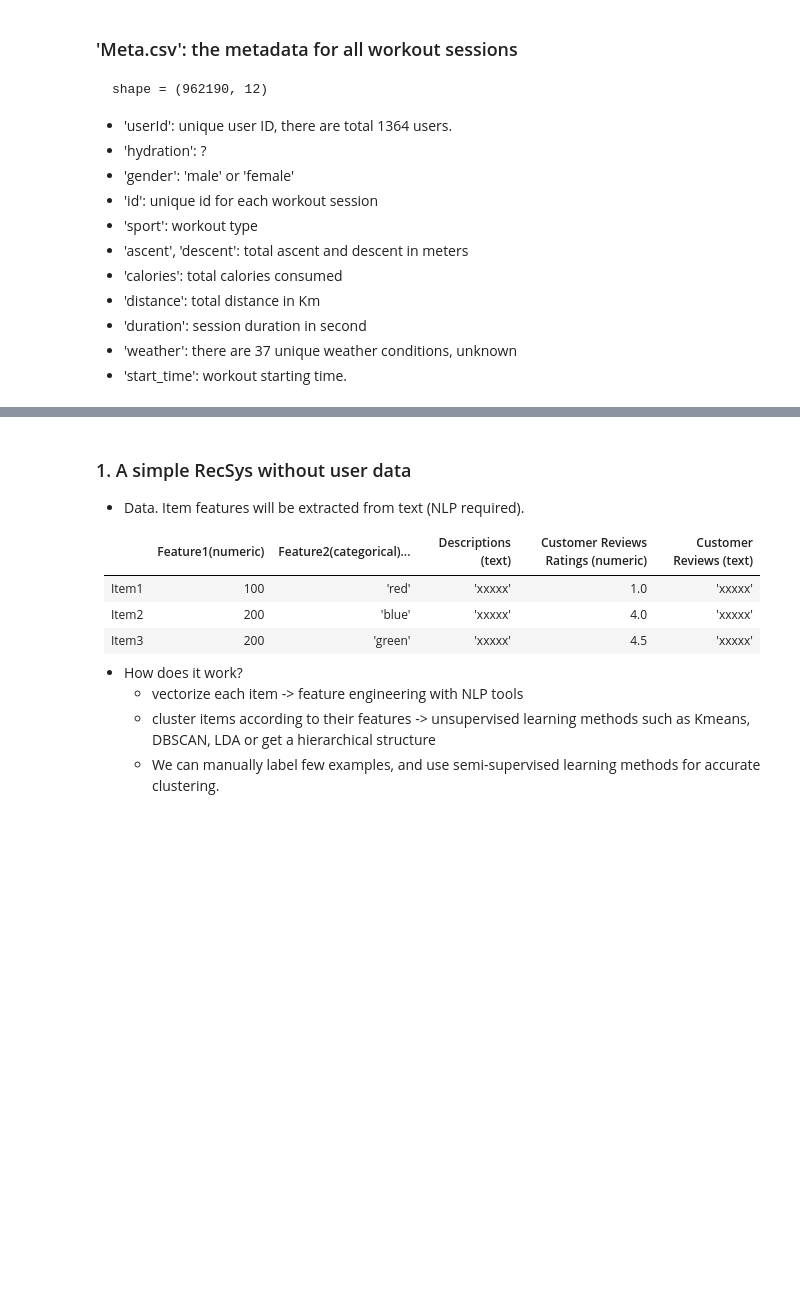
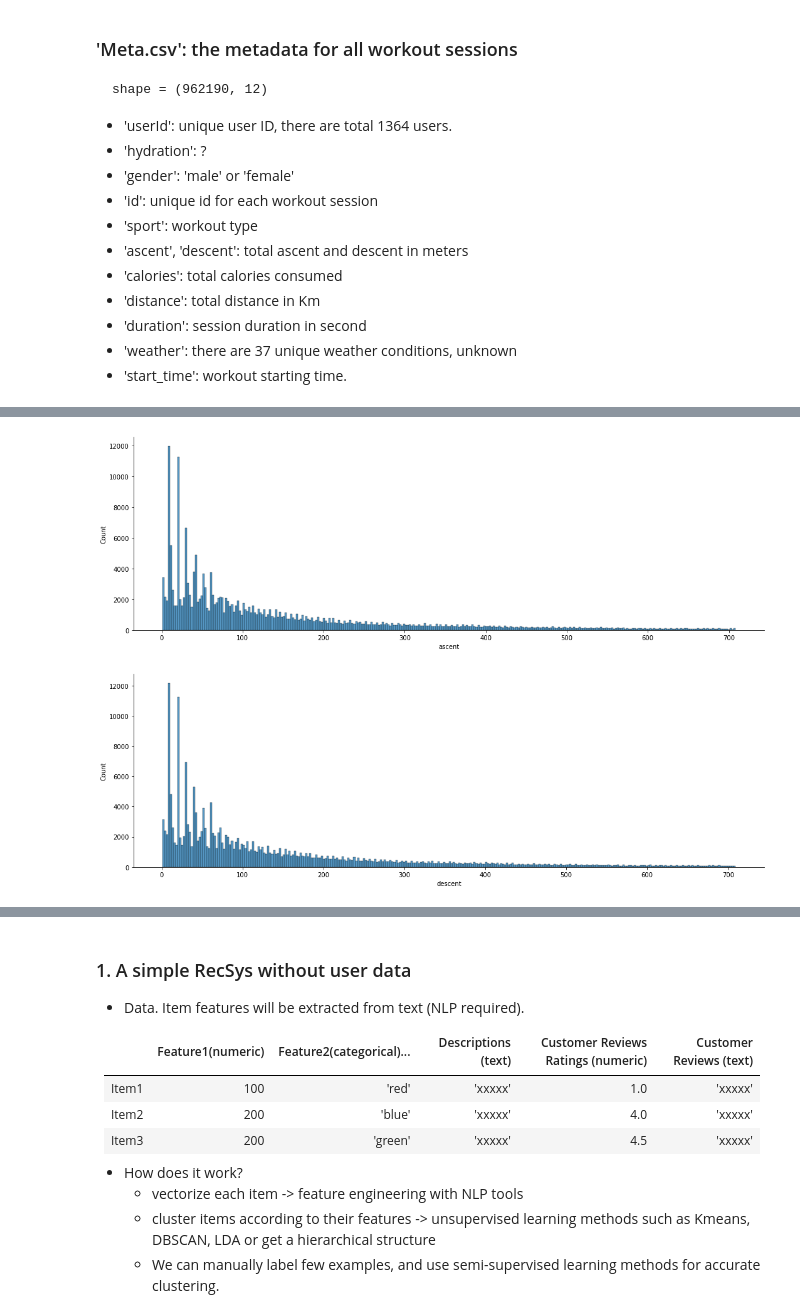
Before and after one commit to wangjing0/RS, a Jupyter notebook: NOTES.ipynb, the cells around one changed output, grey strips where cells are left out. Cells and saved outputs as stored; diff of their text form; code cells hidden in the pictures; blank space fills up the shorter version.

```diff
--- a/NOTES.ipynb
+++ b/NOTES.ipynb
@@ -74,0 +244,8 @@ df.head()
+# %%
+df_ascent = remove_outliers(df.ascent)
+df_descent = remove_outliers(df.descent)
+sns.displot(df_ascent, kind = 'hist',bins=300, height=5, aspect=3);
+sns.displot(df_descent, kind = 'hist',bins=300, height=5, aspect=3);
+# %% [output]
+[figure, added]
+[figure, added]
```
Also changed, not shown: parts of 31 cells of this notebook.
